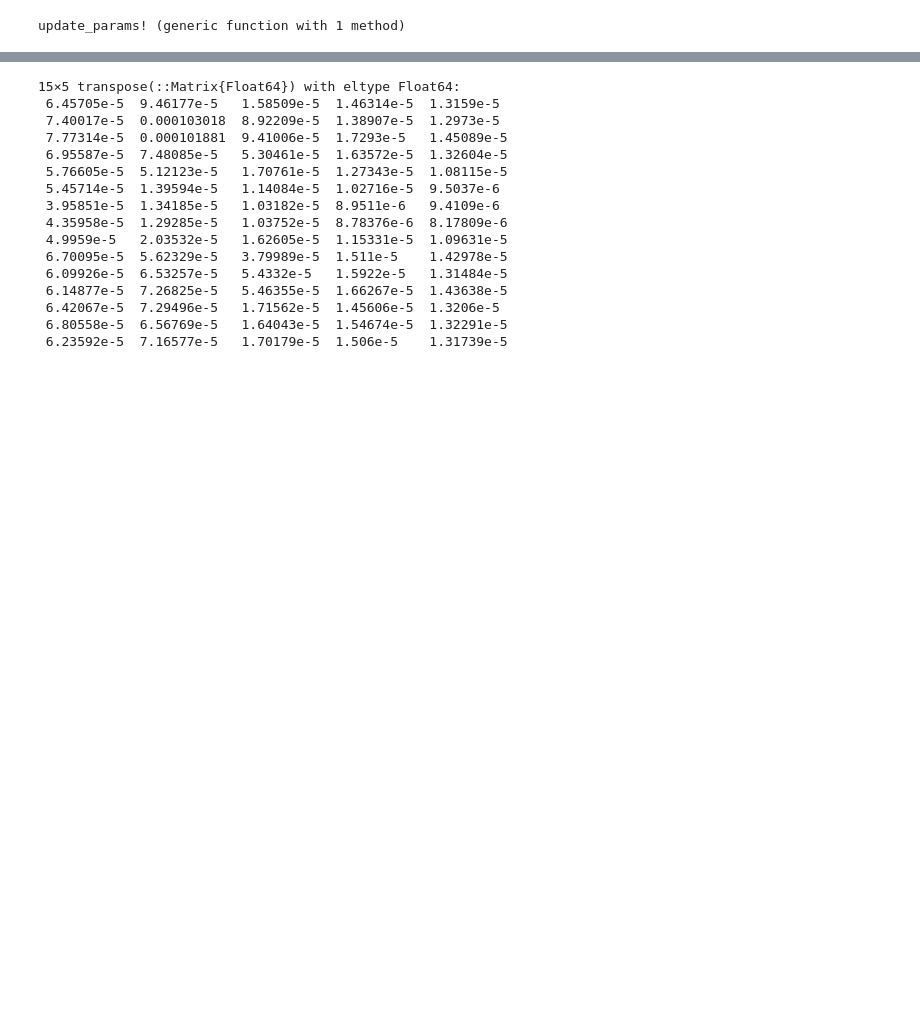
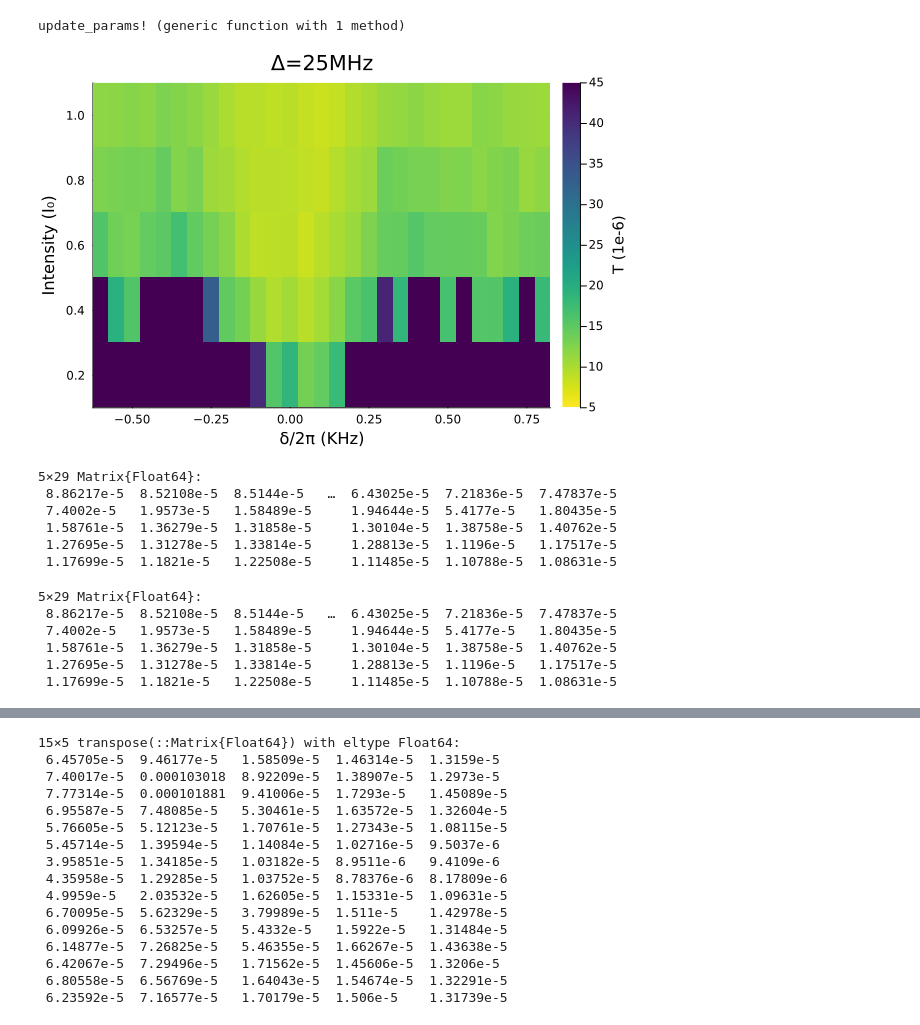
Before and after one commit to ebramyoussef/CaF-cooling-simulations, a Jupyter notebook: CaF SF cooling testing.ipynb, the cells around one changed output, grey strips where cells are left out. Drawn from its saved outputs; the diff is of its cells as text; code cells hidden in the pictures; blank space fills up the shorter version.

Commit message:
delta scan

```diff
--- a/CaF SF cooling testing.ipynb
+++ b/CaF SF cooling testing.ipynb
@@ -66,0 +71,23 @@ update_params! (generic function with 1 method)
+# %%
+prob_SFcooling.p.add_spontaneous_decay_kick = true
+n_trajectories = 90
+δs = -0.6:0.05:0.8
+P_fractions = 0.2:0.2:1.0
+Δ = 25
+all_sols = []
+temps = zeros(5, 29)
+i = 1
+for P_fraction ∈ P_fractions
+    _sols = []
+    j = 1
+    for δ ∈ δs
+        update_params!(prob_SFcooling, Δ, δ, P_fraction)
+        sols = distributed_solve(n_trajectories, prob_SFcooling, prob_func!, scan_nothing, [0])
+        push!(_sols, sols)
+        temps[i, j] = T_ensemble_sol(sols[1])
+        save_object("temps.jld2", temps)
+        j = j+1
+    end
+    push!(all_sols, _sols)
+    i = i+1
+end
@@ -66,0 +96,24 @@ update_params! (generic function with 1 method)
+# %%
+using ColorSchemes
+temps = zeros(5, 29)
+for i ∈ 1:5
+    for (j, sols) ∈ enumerate(all_sols[i])
+        temp = T_ensemble_sol(sols[1])
+        temps[i, j] = temp
+    end
+end
+npzwrite("temps.npz",temps)
+save("temps.jld", "temps", temps)
+# %%
+Plots.heatmap(δs,P_fractions, (temps)*1e6, c=cgrad(:viridis, rev=true), colorbar_title="T (1e-6)", xlabel ="δ/2π (KHz)", ylabel = "Intensity (I₀)", title="Δ=25MHz")
+# %% [output]
+[figure, added]
+# %%
+temps
+# %% [output]
+5×29 Matrix{Float64}:
+ 8.86217e-5  8.52108e-5  8.5144e-5   …  6.43025e-5  7.21836e-5  7.47837e-5
+ 7.4002e-5   1.9573e-5   1.58489e-5     1.94644e-5  5.4177e-5   1.80435e-5
+ 1.58761e-5  1.36279e-5  1.31858e-5     1.30104e-5  1.38758e-5  1.40762e-5
+ 1.27695e-5  1.31278e-5  1.33814e-5     1.28813e-5  1.1196e-5   1.17517e-5
+ 1.17699e-5  1.1821e-5   1.22508e-5     1.11485e-5  1.10788e-5  1.08631e-5
@@ -66,0 +122,9 @@ update_params! (generic function with 1 method)
+# %%
+load_object("temps.jld2")
+# %% [output]
+5×29 Matrix{Float64}:
+ 8.86217e-5  8.52108e-5  8.5144e-5   …  6.43025e-5  7.21836e-5  7.47837e-5
+ 7.4002e-5   1.9573e-5   1.58489e-5     1.94644e-5  5.4177e-5   1.80435e-5
+ 1.58761e-5  1.36279e-5  1.31858e-5     1.30104e-5  1.38758e-5  1.40762e-5
+ 1.27695e-5  1.31278e-5  1.33814e-5     1.28813e-5  1.1196e-5   1.17517e-5
+ 1.17699e-5  1.1821e-5   1.22508e-5     1.11485e-5  1.10788e-5  1.08631e-5
```
Also changed, not shown: parts of 20 cells of this notebook, 6 other files.
